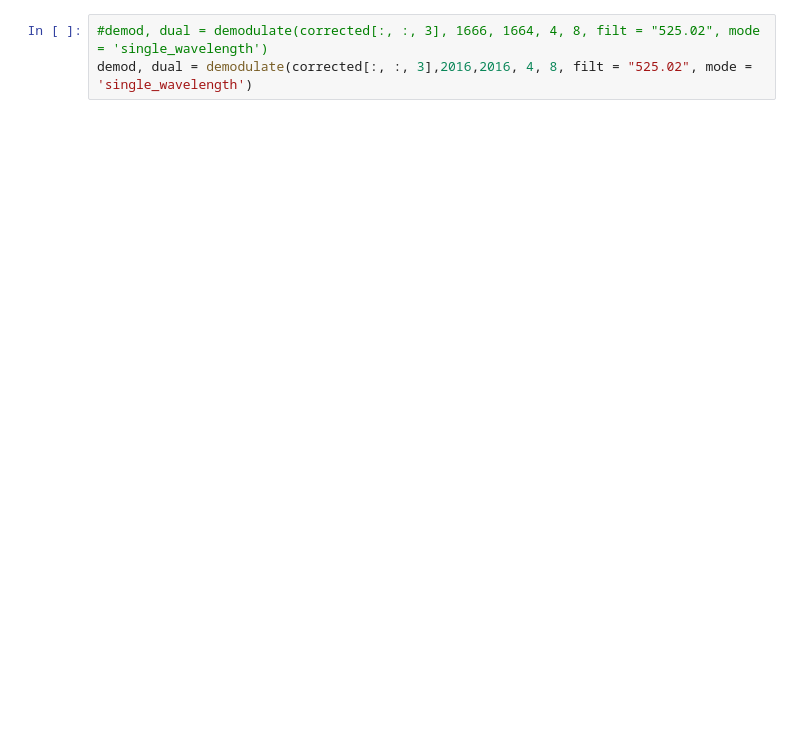
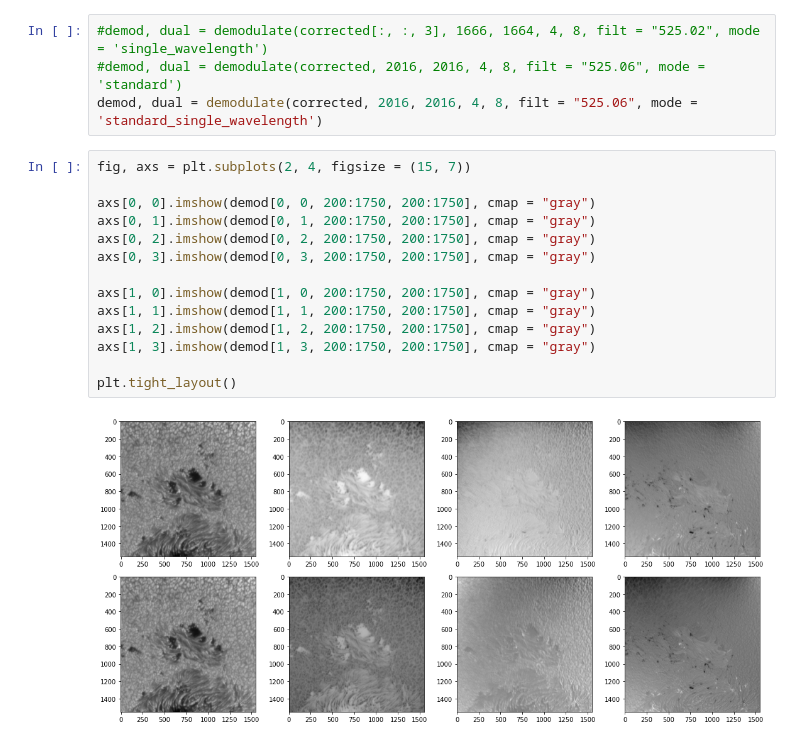
Before and after one commit to PabloSGN/TuMags_Reduction_Pipeline, a Jupyter notebook: reduction_jupyter.ipynb, the cells around one changed output. Saved outputs shown, nothing was run; the diff lists cells and outputs as text; blank space fills up the shorter version.

```diff
--- a/reduction_jupyter.ipynb
+++ b/reduction_jupyter.ipynb
@@ -98,6 +230,23 @@ del data, ff, dc_obs
 # %%
 #demod, dual = demodulate(corrected[:, :, 3], 1666, 1664, 4, 8, filt = "525.02", mode = 'single_wavelength')
-demod, dual = demodulate(corrected[:, :, 3],2016,2016, 4, 8, filt = "525.02", mode = 'single_wavelength')
+#demod, dual = demodulate(corrected, 2016, 2016, 4, 8, filt = "525.06", mode = 'standard')
+demod, dual = demodulate(corrected, 2016, 2016, 4, 8, filt = "525.06", mode = 'standard_single_wavelength')
+# %%
+fig, axs = plt.subplots(2, 4, figsize = (15, 7))
+
+axs[0, 0].imshow(demod[0, 0, 200:1750, 200:1750], cmap = "gray")
+axs[0, 1].imshow(demod[0, 1, 200:1750, 200:1750], cmap = "gray")
+axs[0, 2].imshow(demod[0, 2, 200:1750, 200:1750], cmap = "gray")
+axs[0, 3].imshow(demod[0, 3, 200:1750, 200:1750], cmap = "gray")
+
+axs[1, 0].imshow(demod[1, 0, 200:1750, 200:1750], cmap = "gray")
+axs[1, 1].imshow(demod[1, 1, 200:1750, 200:1750], cmap = "gray")
+axs[1, 2].imshow(demod[1, 2, 200:1750, 200:1750], cmap = "gray")
+axs[1, 3].imshow(demod[1, 3, 200:1750, 200:1750], cmap = "gray")
+
+plt.tight_layout()
+# %% [output]
+[figure, added]
 # %%
 fig, axs = plt.subplots(2, 2, figsize = (15, 15))
 
```
Also changed, not shown: parts of 13 cells of this notebook, 10 other files.
